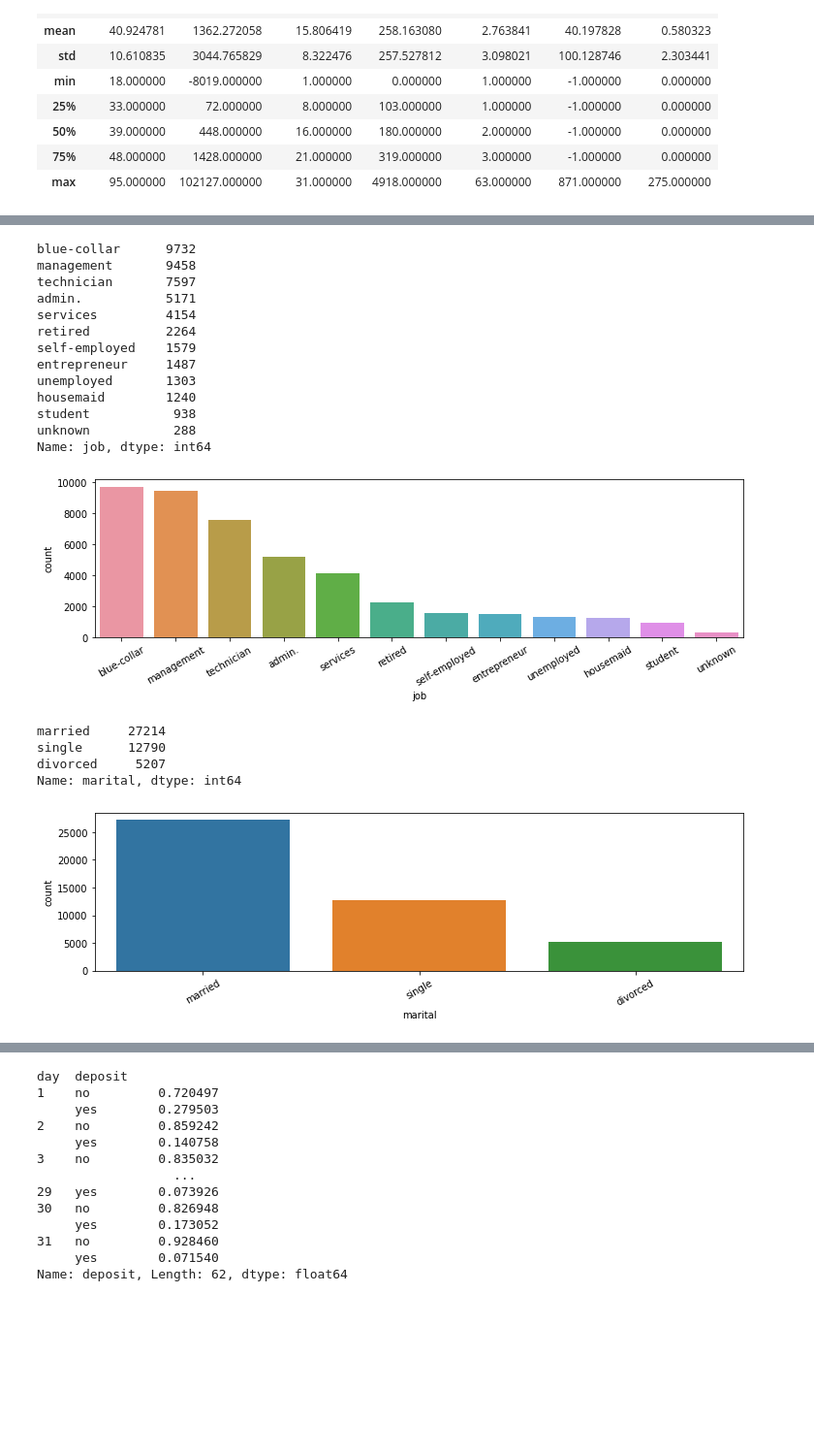
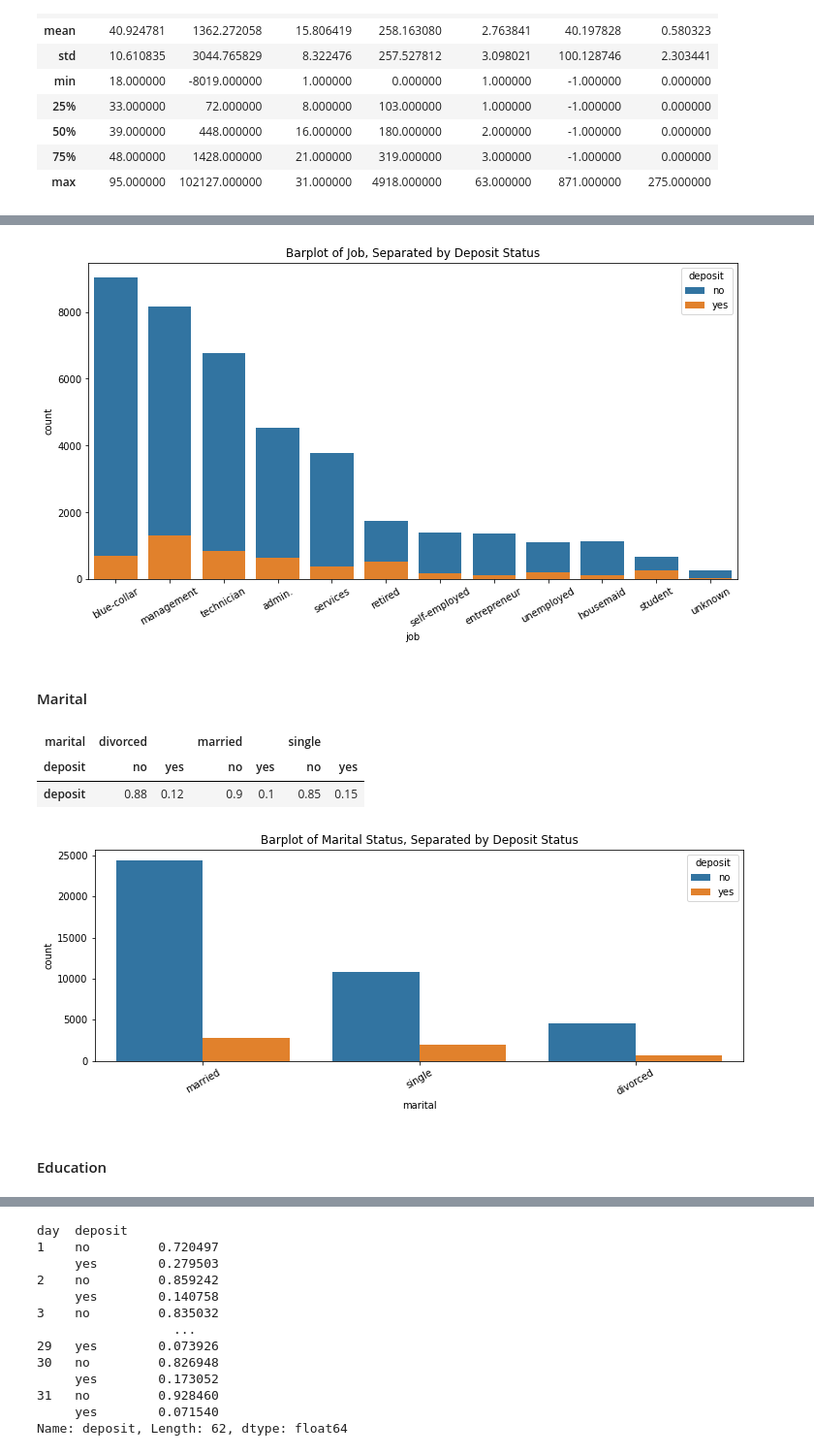
Before and after one commit to sfreagin/ADS_500B_project, a Jupyter notebook: group_project/EDA1.ipynb, the cells around one changed output, grey strips where cells are left out. Shown at 97% size. Drawn from its saved outputs; the diff is of its cells as text; code cells hidden in the pictures; blank space fills up the shorter version.

```diff
--- a/group_project/EDA1.ipynb
+++ b/group_project/EDA1.ipynb
@@ -43,31 +93,26 @@ sns.histplot(data=bank_main_df,x='age',hue='marital',kde=True)
 # %%
-print(bank_main_df['job'].value_counts())
-plt.figure(figsize=(12,3))
-sns.countplot(data=bank_main_df,x='job',order=bank_main_df['job'].value_counts().index)
-plt.xticks(rotation=30);
+plt.figure(figsize=(12,6))
+sns.countplot(data=bank_main_df,x='job',order=bank_main_df['job'].value_counts().index,hue='deposit',dodge=False)
+plt.xticks(rotation=30)
+plt.title('Barplot of Job, Separated by Deposit Status')
+plt.savefig('Images/job_barplot_deposit2.png');
 # %% [output]
-blue-collar      9732
-management       9458
-technician       7597
-admin.           5171
-services         4154
-retired          2264
-self-employed    1579
-entrepreneur     1487
-unemployed       1303
-housemaid        1240
-student           938
-unknown           288
-Name: job, dtype: int64
-[figure, old version]
+[figure, new version]
+# %% [markdown]
+#### Marital
+# %%
+pd.DataFrame(np.round(bank_main_df.groupby('marital')['deposit'].value_counts(normalize=True),2)).T
+# %% [output]
+| marital | divorced |  | married |  | single |  |
+| deposit | no | yes | no | yes | no | yes |
+| deposit | 0.88 | 0.12 | 0.9 | 0.1 | 0.85 | 0.15 |
 # %%
-print(bank_main_df['marital'].value_counts())
-plt.figure(figsize=(12,3))
-sns.countplot(data=bank_main_df,x='marital')
-plt.xticks(rotation=30);
+plt.figure(figsize=(12,4))
+sns.countplot(data=bank_main_df,x='marital',hue='deposit')
+plt.xticks(rotation=30)
+plt.title('Barplot of Marital Status, Separated by Deposit Status')
+plt.savefig('Images/marital_barplot_deposit.png');
 # %% [output]
-married     27214
-single      12790
-divorced     5207
-Name: marital, dtype: int64
-[figure, old version]
+[figure, new version]
+# %% [markdown]
+#### Education
```
Also changed, not shown: parts of 45 cells of this notebook, 26 other files.
